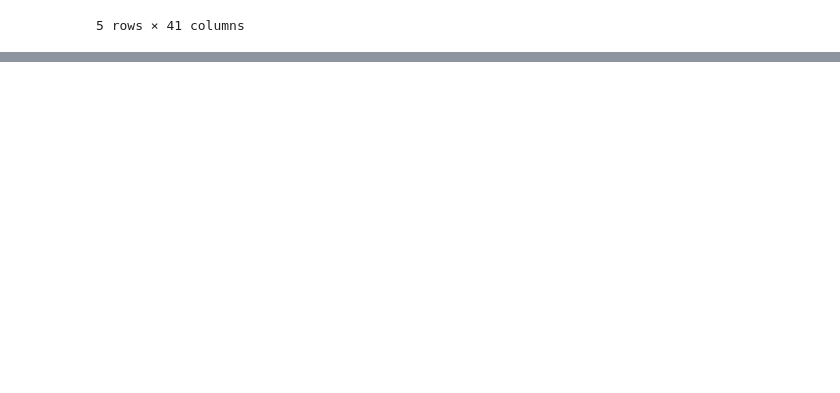
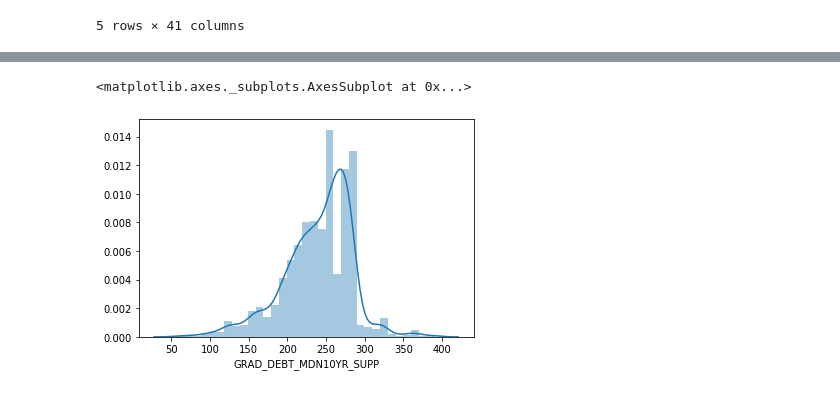
Before and after one commit to YJDave/cs418-s20-cs418_spring20_mighty_python, a Jupyter notebook: sean-visualization.ipynb, the cells around one changed output, grey strips where cells are left out. Saved outputs shown, nothing was run; the diff lists cells and outputs as text; code cells hidden in the pictures; blank space fills up the shorter version.

```diff
--- a/sean-visualization.ipynb
+++ b/sean-visualization.ipynb
@@ -132,0 +150,5 @@ dtype: float64
+# %%
+sns.distplot(college_data['GRAD_DEBT_MDN10YR_SUPP'])
+# %% [output]
+<matplotlib.axes._subplots.AxesSubplot at 0x...>
+[figure, added]
```
Also changed, not shown: parts of 7 cells of this notebook.
